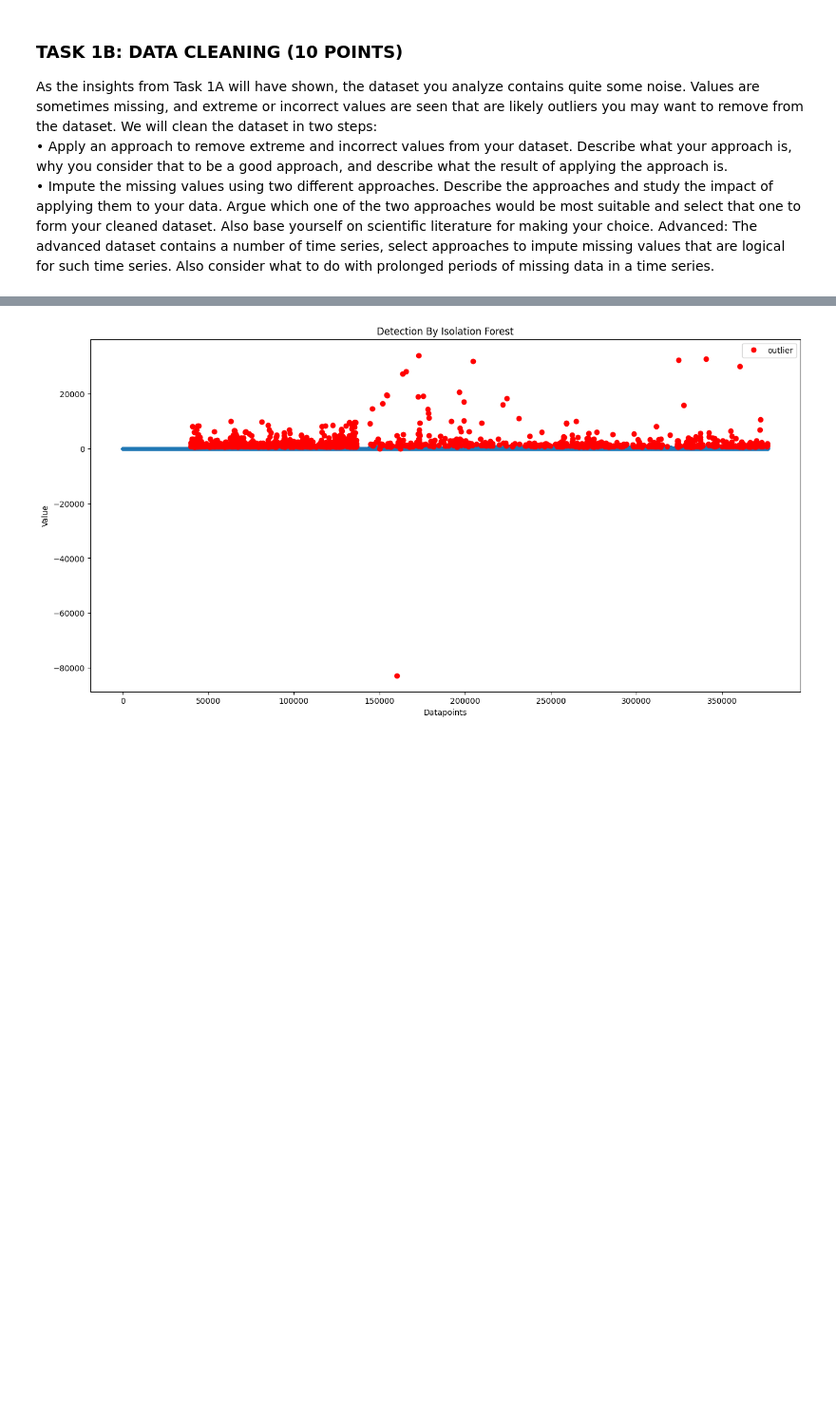
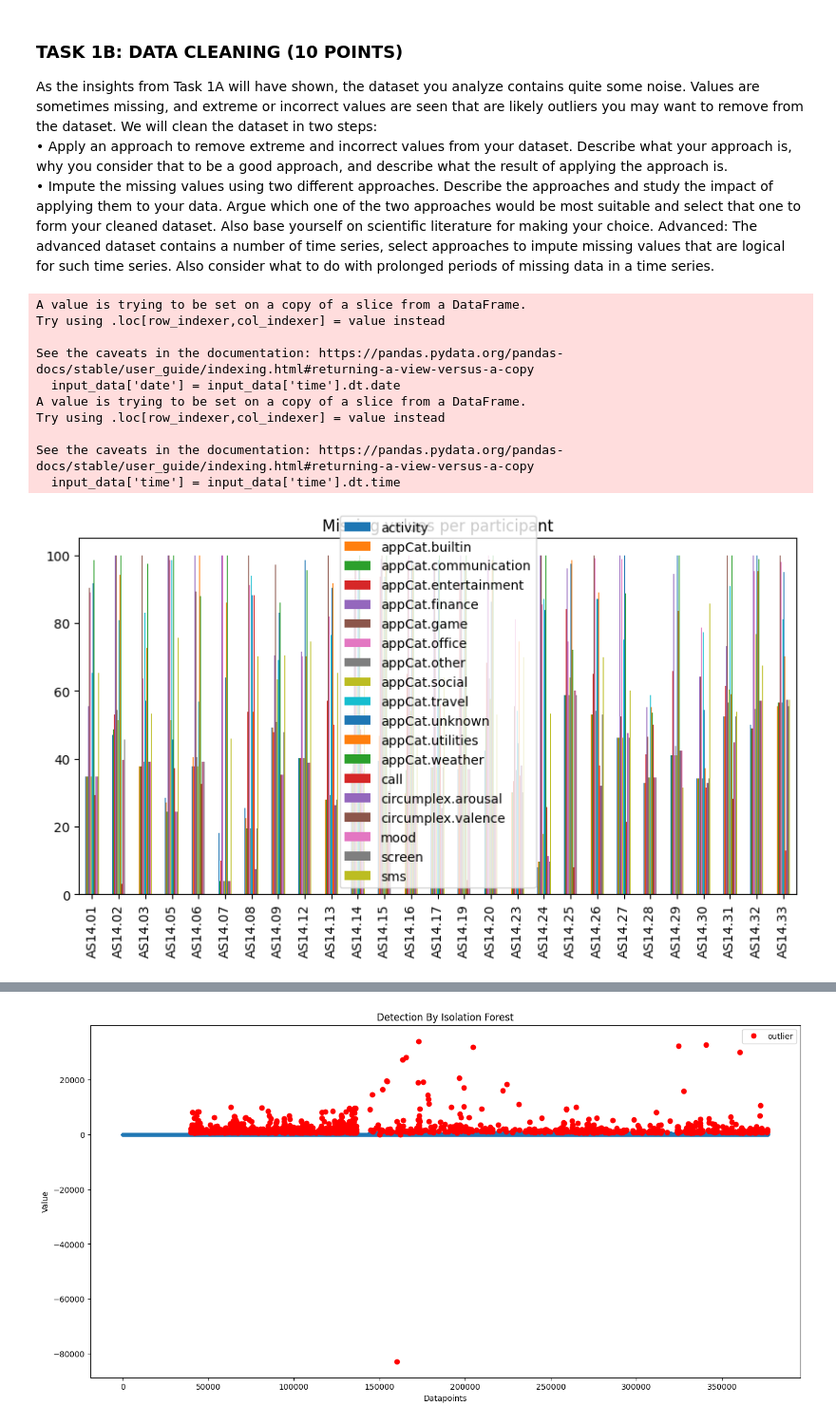
Before and after one commit to larascipio/datamijnen, a Jupyter notebook: Task1.ipynb, the cells around one changed output, grey strips where cells are left out. Shown at 95% size. Drawn from its saved outputs; the diff is of its cells as text; code cells hidden in the pictures; blank space fills up the shorter version.

```diff
--- a/Task1.ipynb
+++ b/Task1.ipynb
@@ -134,0 +135,74 @@ from Preprocessing.datacleaning import print_z_score_limits, run_isolation_fores
+# %%
+# Remove incorrect values
+valid_df, removed_df = remove_incorrect_values(data)
+# %%
+# Call the function and store the result in a new dataframe
+new_df = aggregate_and_standardize(valid_df)
+
+# Check the percentage of missing values in the new dataframe for each column
+new_df.isnull().sum() / len(new_df) * 100
+
+# Drop columns that contain more than 50% missing values
+new_df['date'].min()
+new_df['date'].max()
+
+new_df['date'].nunique() # 113 unique days
+new_df.groupby(['id', 'date']).count()
+
+# Count the number of data points for each day per participant
+new_df.groupby(['id', 'date']).count().groupby('id').count().reset_index()
+
+# Calculate the percentage of missing values for each row
+new_df['missing_percentage'] = new_df.isnull().sum(axis=1) / len(new_df.columns) * 100
+
+# Sort id's with the highest percentage of missing values
+new_df.sort_values('missing_percentage', ascending=False)
+
+# Calculate the percentage of missing values for each participant
+new_df[['id', 'missing_percentage']].groupby('id').mean().reset_index().sort_values('missing_percentage', ascending=False)
+
+
+# Calculate the percentage of complete data for each participant per day
+data_counts = new_df.groupby(['id', 'date']).count().reset_index()
+
+# Count the number of days that follow each other of the 'date' column for each participant
+data_counts.groupby('id').apply(lambda x: x['date'].diff().dt.days == 1).groupby('id').sum().reset_index()
+
+# Count the size of date gaps for each participant
+data_counts.groupby('id').apply(lambda x: x['date'].diff().dt.days).groupby('id').max().reset_index()
+
+# Fill a dataframe with a for loop with the number of missing values for each column for each participant where the rows are the variables and the columns are the participants id's
+missing_values = pd.DataFrame(columns=new_df['id'].unique(), index=new_df.columns[:-1])
+
+for id in new_df['id'].unique():
+    missing_values[id] = new_df[new_df['id'] == id].isnull().sum()/len(new_df[new_df['id'] == id]) * 100
+
+# Plot the missing values for each participant
+missing_values.iloc[2:,].T.plot(kind='bar', figsize=(10,5), title='Missing values per participant')
+plt.show()
+
+# Add the mean of the missing values per column and per row to the dataframe
+missing_values.loc['mean_perID'] = missing_values.mean()
+missing_values['mean_perV'] = missing_values.mean(axis=1)
+
+# Plot the mean of the missing values perID
+missing_values.iloc[-1:,].T.plot(kind='bar', figsize=(10,5), title='Mean of missing values per participant over all variables')
+plt.show()
+
+# Plot the mean of the missing values perV
+missing_values.iloc[:,-1].T.plot(kind='bar', figsize=(10,5), title='Mean of missing values per variables')
+plt.show()
+
+# Calculate the number of participants up to 42 days in study, n (%)
+# %% [output]
+A value is trying to be set on a copy of a slice from a DataFrame.
+Try using .loc[row_indexer,col_indexer] = value instead
+
+See the caveats in the documentation: https://pandas.pydata.org/pandas-docs/stable/user_guide/indexing.html#returning-a-view-versus-a-copy
+  input_data['date'] = input_data['time'].dt.date
+A value is trying to be set on a copy of a slice from a DataFrame.
+Try using .loc[row_indexer,col_indexer] = value instead
+
+See the caveats in the documentation: https://pandas.pydata.org/pandas-docs/stable/user_guide/indexing.html#returning-a-view-versus-a-copy
+  input_data['time'] = input_data['time'].dt.time
+[figure, added]
```
Also changed, not shown: parts of 6 cells of this notebook, 5 other files.
